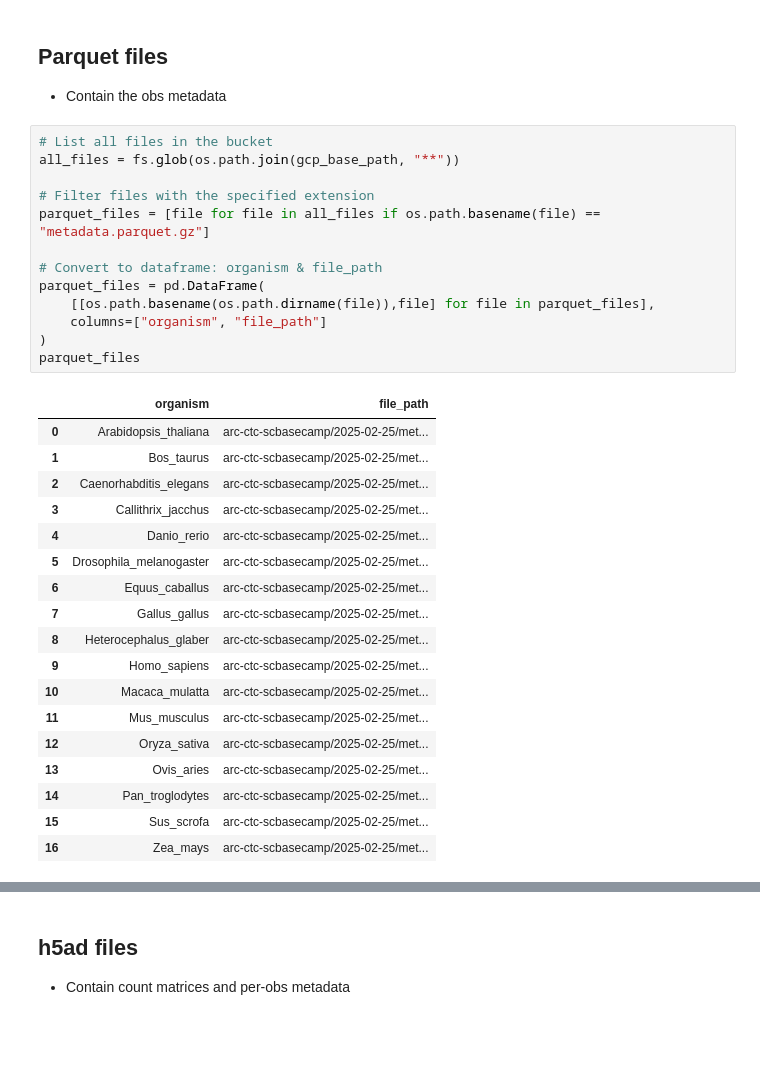
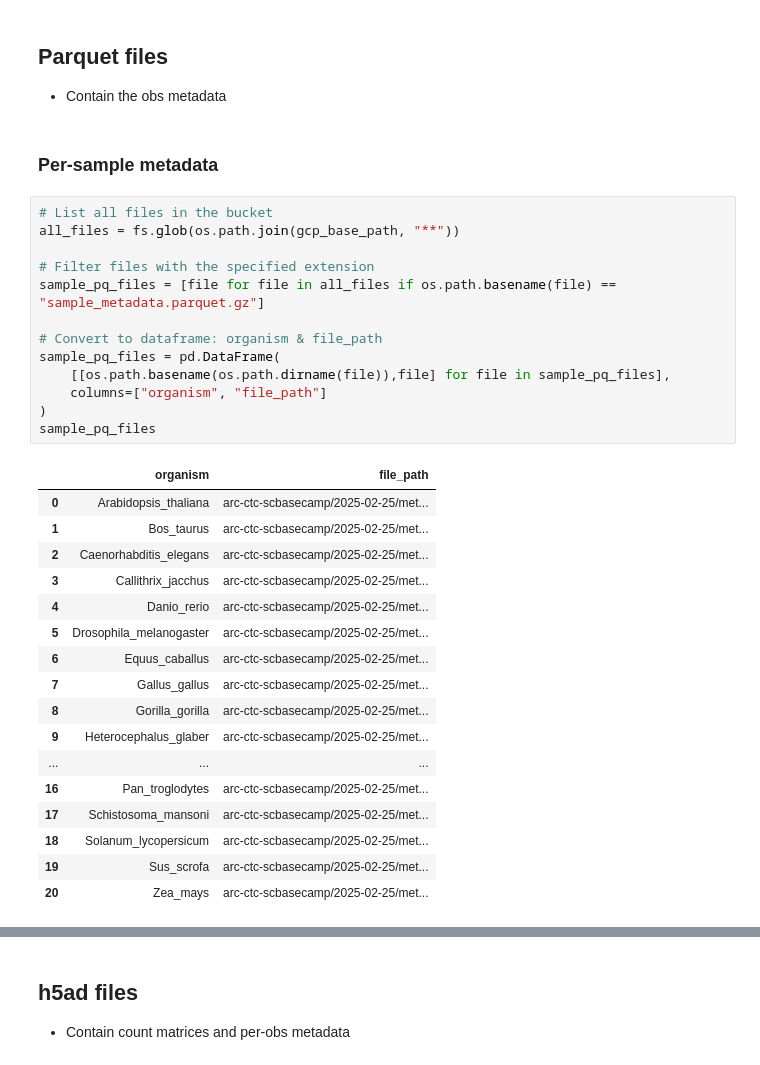
Before and after one commit to rdas-genesilico-ai/arc-virtual-cell-atlas-uv, a Jupyter notebook: scBaseCamp/tutorial-py.ipynb, the cells around one changed output, grey strips where cells are left out. Saved outputs shown, nothing was run; the diff lists cells and outputs as text; blank space fills up the shorter version.

```diff
--- a/scBaseCamp/tutorial-py.ipynb
+++ b/scBaseCamp/tutorial-py.ipynb
@@ -38,35 +38,36 @@ gcp_base_path = "gs://arc-ctc-scbasecamp/2025-02-25/"
 ## Parquet files
 
 * Contain the obs metadata
+# %% [markdown]
+### Per-sample metadata
 # %%
 # List all files in the bucket
 all_files = fs.glob(os.path.join(gcp_base_path, "**"))
 
 # Filter files with the specified extension
-parquet_files = [file for file in all_files if os.path.basename(file) == "metadata.parquet.gz"]
+sample_pq_files = [file for file in all_files if os.path.basename(file) == "sample_metadata.parquet.gz"]
 
 # Convert to dataframe: organism & file_path
-parquet_files = pd.DataFrame(
-    [[os.path.basename(os.path.dirname(file)),file] for file in parquet_files],
+sample_pq_files = pd.DataFrame(
+    [[os.path.basename(os.path.dirname(file)),file] for file in sample_pq_files],
     columns=["organism", "file_path"]
 )
-parquet_files
+sample_pq_files
 # %% [output]
 |  | organism | file_path |
 | 0 | Arabidopsis_thaliana | arc-ctc-scbasecamp/2025-02-25/met... |
 | 1 | Bos_taurus | arc-ctc-scbasecamp/2025-02-25/met... |
 | 2 | Caenorhabditis_elegans | arc-ctc-scbasecamp/2025-02-25/met... |
 | 3 | Callithrix_jacchus | arc-ctc-scbasecamp/2025-02-25/met... |
 | 4 | Danio_rerio | arc-ctc-scbasecamp/2025-02-25/met... |
 | 5 | Drosophila_melanogaster | arc-ctc-scbasecamp/2025-02-25/met... |
 | 6 | Equus_caballus | arc-ctc-scbasecamp/2025-02-25/met... |
 | 7 | Gallus_gallus | arc-ctc-scbasecamp/2025-02-25/met... |
-| 8 | Heterocephalus_glaber | arc-ctc-scbasecamp/2025-02-25/met... |
-| 9 | Homo_sapiens | arc-ctc-scbasecamp/2025-02-25/met... |
-| 10 | Macaca_mulatta | arc-ctc-scbasecamp/2025-02-25/met... |
-| 11 | Mus_musculus | arc-ctc-scbasecamp/2025-02-25/met... |
-| 12 | Oryza_sativa | arc-ctc-scbasecamp/2025-02-25/met... |
-| 13 | Ovis_aries | arc-ctc-scbasecamp/2025-02-25/met... |
-| 14 | Pan_troglodytes | arc-ctc-scbasecamp/2025-02-25/met... |
-| 15 | Sus_scrofa | arc-ctc-scbasecamp/2025-02-25/met... |
-| 16 | Zea_mays | arc-ctc-scbasecamp/2025-02-25/met... |
+| 8 | Gorilla_gorilla | arc-ctc-scbasecamp/2025-02-25/met... |
+| 9 | Heterocephalus_glaber | arc-ctc-scbasecamp/2025-02-25/met... |
+| ... | ... | ... |
+| 16 | Pan_troglodytes | arc-ctc-scbasecamp/2025-02-25/met... |
+| 17 | Schistosoma_mansoni | arc-ctc-scbasecamp/2025-02-25/met... |
+| 18 | Solanum_lycopersicum | arc-ctc-scbasecamp/2025-02-25/met... |
+| 19 | Sus_scrofa | arc-ctc-scbasecamp/2025-02-25/met... |
+| 20 | Zea_mays | arc-ctc-scbasecamp/2025-02-25/met... |
```
Also changed, not shown: parts of 20 cells of this notebook, 2 other files.
